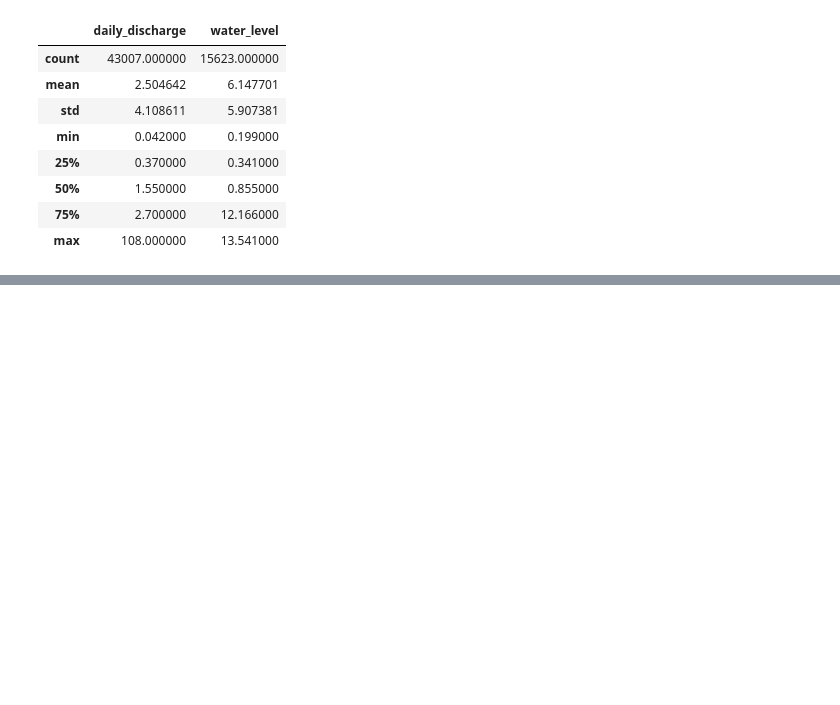
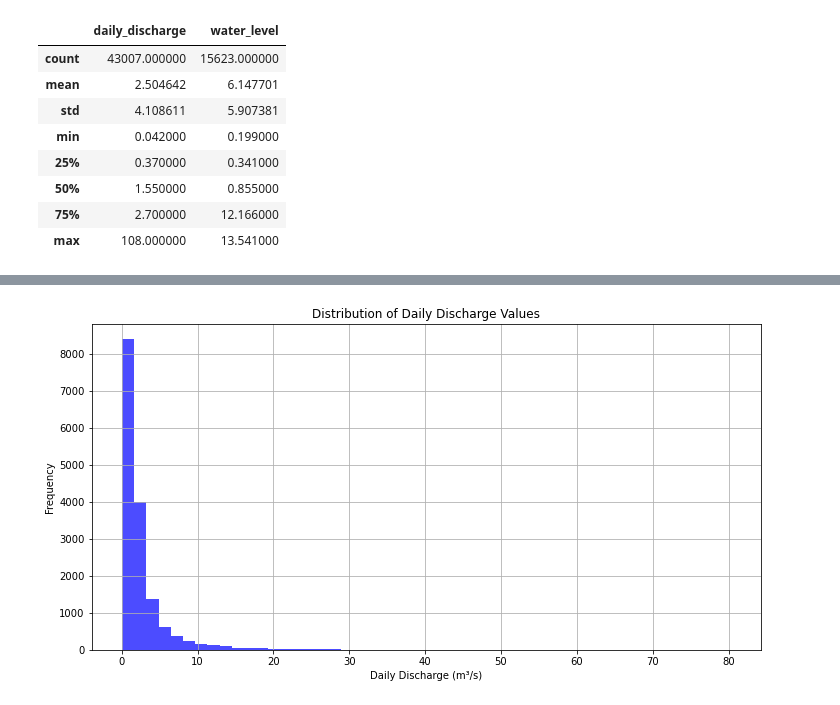
Before and after one commit to Lyimo-The-Destroyer/Papas-Piazzeria, a Jupyter notebook: Code Material/Flow data analysis.ipynb, the cells around one changed output, grey strips where cells are left out. Saved outputs shown, nothing was run; the diff lists cells and outputs as text; code cells hidden in the pictures; blank space fills up the shorter version.

```diff
--- a/Code Material/Flow data analysis.ipynb
+++ b/Code Material/Flow data analysis.ipynb
@@ -177,0 +185,10 @@ plt.show()
+# %%
+plt.figure(figsize=(12, 6))
+plt.hist(flow_data_merged["daily_discharge"].dropna(), bins=50, color="blue", alpha=0.7)
+plt.xlabel("Daily Discharge (m³/s)")
+plt.ylabel("Frequency")
+plt.title("Distribution of Daily Discharge Values")
+plt.grid(True)
+plt.show()
+# %% [output]
+[figure, added]
```
Also changed, not shown: parts of 13 cells of this notebook.
